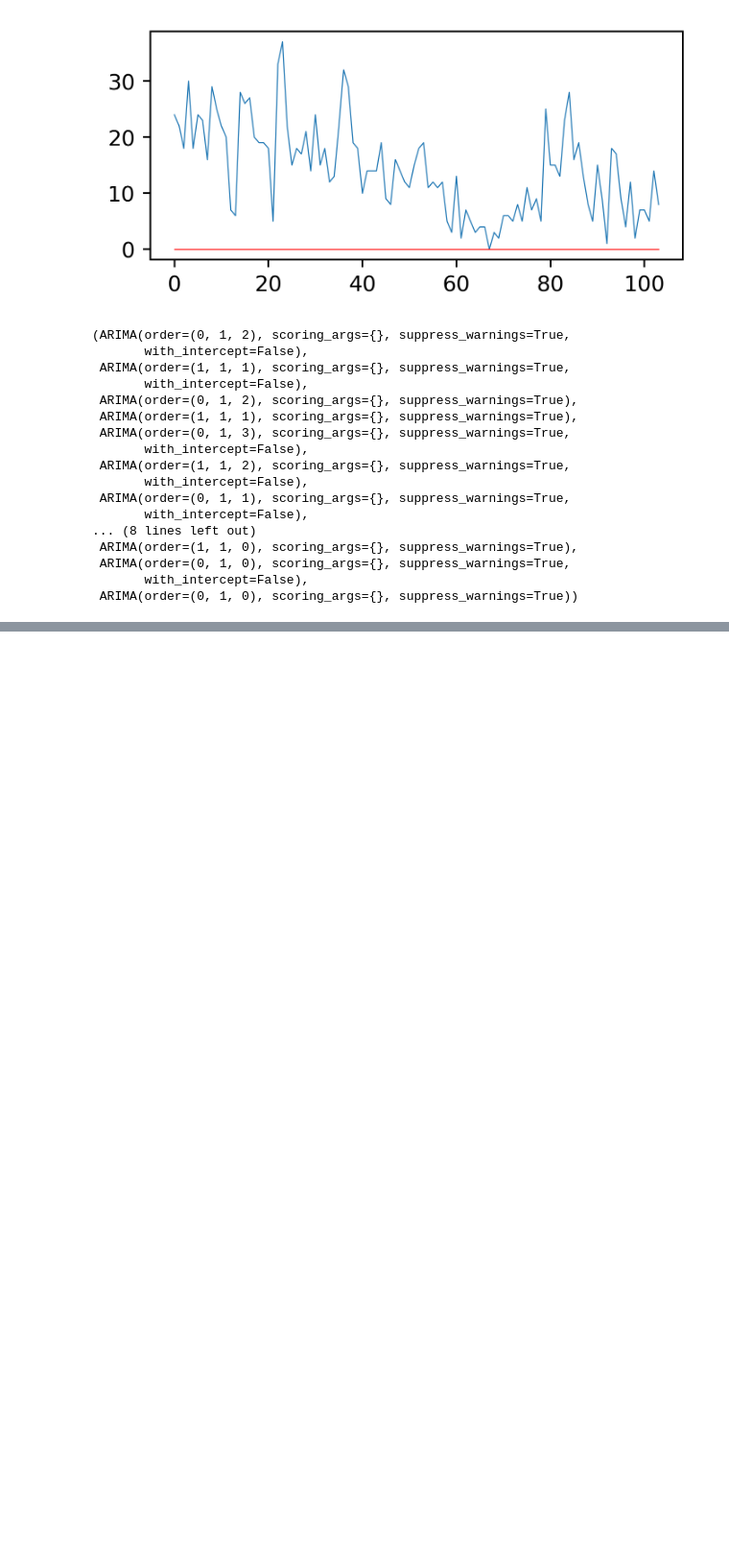
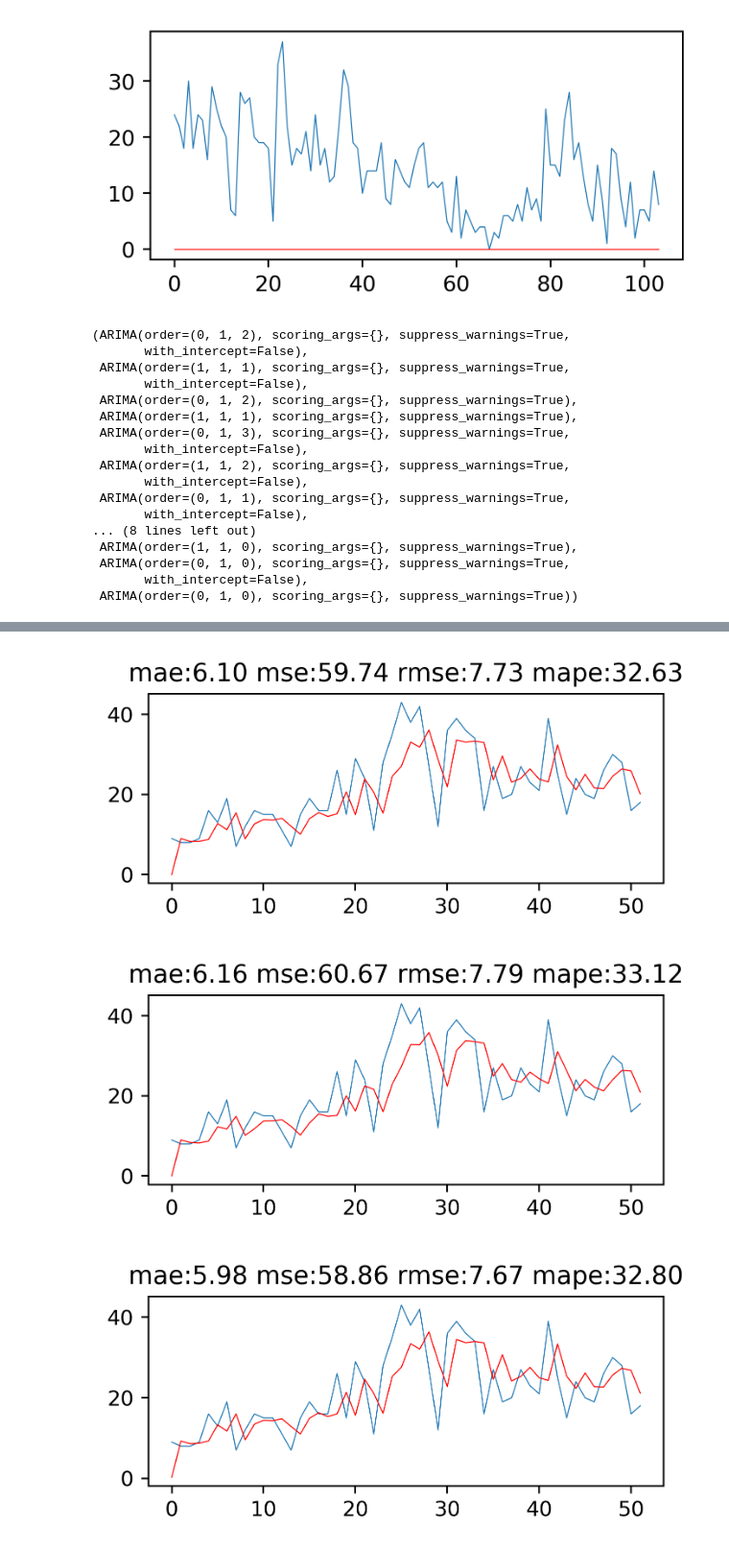
Before and after one commit to BobVitorBob/TOPS_Arima, a Jupyter notebook: visualize.ipynb, the cells around one changed output, grey strips where cells are left out. Shown at 96% size. Drawn from its saved outputs; the diff is of its cells as text; code cells hidden in the pictures; blank space fills up the shorter version.

```diff
--- a/visualize.ipynb
+++ b/visualize.ipynb
@@ -88,0 +86,4 @@ plot(series['qtde'], sec_plots=[models[0].predict_in_sample()])
+# %%
+test = pd.read_csv(f'./{n_malwares}/{provider}/{data_length}{series_goal}.csv')
+test.columns = [test.columns[0], 'week', *test.columns[2:]]
+test.head()
@@ -88,0 +97,9 @@ plot(series['qtde'], sec_plots=[models[0].predict_in_sample()])
+# %%
+for model in models[:3]:
+  model.fit(test['qtde'])
+  predictions = model.predict_in_sample()
+  plot(test['qtde'], sec_plots=[predictions], title=f'mae:{mae(test["qtde"], predictions):.2f} mse:{mse(test["qtde"], predictions):.2f} rmse:{rmse(test["qtde"], predictions):.2f} mape:{mape(test["qtde"], predictions):.2f}')
+# %% [output]
+[figure, added]
+[figure, added]
+[figure, added]
```
Also changed, not shown: parts of 13 cells of this notebook.
